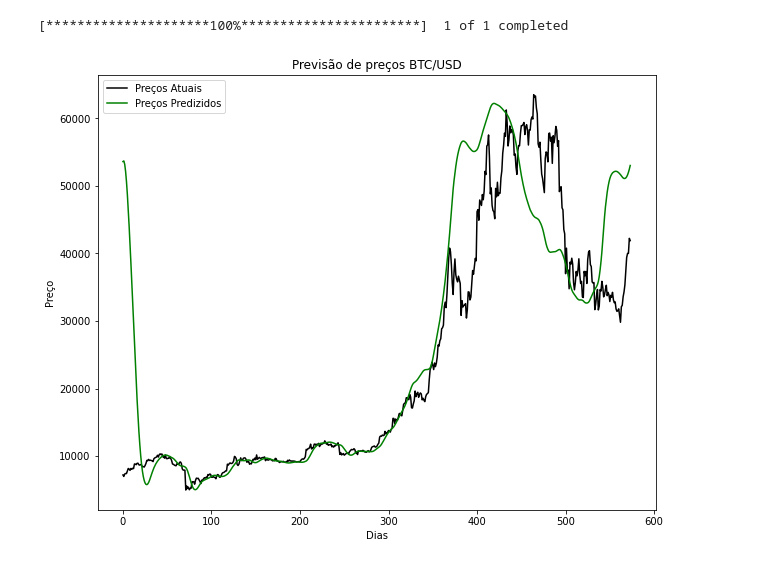
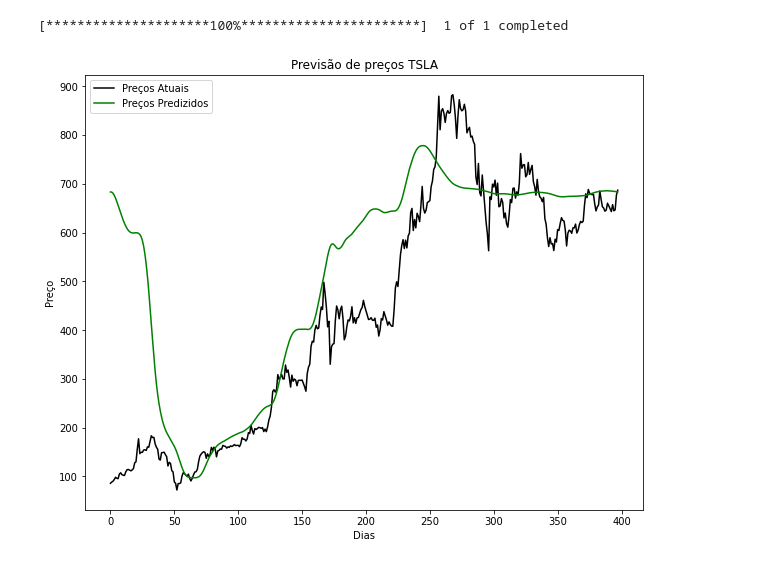
Before and after one commit to fabiomattes2016/previsor-btc-python, a Jupyter notebook: Bitcoin.ipynb, the cells around one changed output. Cells and saved outputs as stored; diff of their text form; code cells hidden in the pictures.

```diff
--- a/Bitcoin.ipynb
+++ b/Bitcoin.ipynb
@@ -48,7 +48,8 @@ from tensorflow.keras.models import Sequential
 from pandas_datareader import data as pdr
 # %%
 # Configurando as moedas
-crypto_currency = 'BTC'
+crypto_currency = ''
+action_name = 'TSLA'
 against_currency = 'USD'
 # %%
 # Definindo o intervalo de datas
@@ -57,7 +58,11 @@ end = dt.datetime.now()
 # %%
 # Pegando as informações
 yf.pdr_override()
-data = pdr.get_data_yahoo(f'{crypto_currency}-{against_currency}', start, end)
+if crypto_currency != "":
+  data = pdr.get_data_yahoo(f'{crypto_currency}-{against_currency}', start, end)
+else:
+  data = pdr.get_data_yahoo(f'{action_name}', start, end)
+
 data.head()
 # %% [output]
 [*********************100%***********************]  1 of 1 completed
@@ -121,37 +126,46 @@ Epoch 25/25
 test_start = dt.datetime(2020,1,1)
 test_end = dt.datetime.now()
 
-test_data = pdr.get_data_yahoo(f'{crypto_currency}-{against_currency}', test_start, test_end)
+if crypto_currency != "":
+  test_data = pdr.get_data_yahoo(f'{crypto_currency}-{against_currency}', test_start, test_end)
+else:
+  test_data = pdr.get_data_yahoo(f'{action_name}', test_start, test_end)
+
 actual_prices = test_data['Close'].values
 
 total_dataset = pd.concat((data['Close'], test_data['Close']), axis=0)
 
 model_inputs = total_dataset[len(total_dataset) - len(test_data) - prediction_days:].values
 model_inputs = model_inputs.reshape(-1, 1)
 model_inputs = scaler.fit_transform(model_inputs)
 
 x_test = []
 
 for x in range(prediction_days, len(model_inputs)):
   x_test.append((model_inputs[x - prediction_days:x, 0]))
 
 x_test = np.array(x_test)
 x_test = np.reshape(x_test, (x_test.shape[0], x_test.shape[1], 1))
 
 prediction_prices = model.predict(x_test)
 prediction_prices = scaler.inverse_transform(prediction_prices)
 
 plt.figure(figsize=(10, 8))
 plt.plot(actual_prices, color='black', label='Preços Atuais')
 plt.plot(prediction_prices, color='green', label='Preços Predizidos')
-plt.title(f'Previsão de preços {crypto_currency}/{against_currency}')
+
+if crypto_currency != "":
+  plt.title(f'Previsão de preços {crypto_currency}/{against_currency}')
+else:
+  plt.title(f'Previsão de preços {action_name}')
+
 plt.xlabel('Dias')
 plt.ylabel('Preço')
 plt.legend(loc='upper left')
 plt.show()
 # %% [output]
 [*********************100%***********************]  1 of 1 completed
-[figure, old version]
+[figure, new version]
 # %%
 # Predizendo o dia seguinte
 real_data = [model_inputs[len(model_inputs) + 1 - prediction_days:len(model_inputs) + 1, 0]]
```
Also changed, not shown: parts of 5 cells of this notebook.
